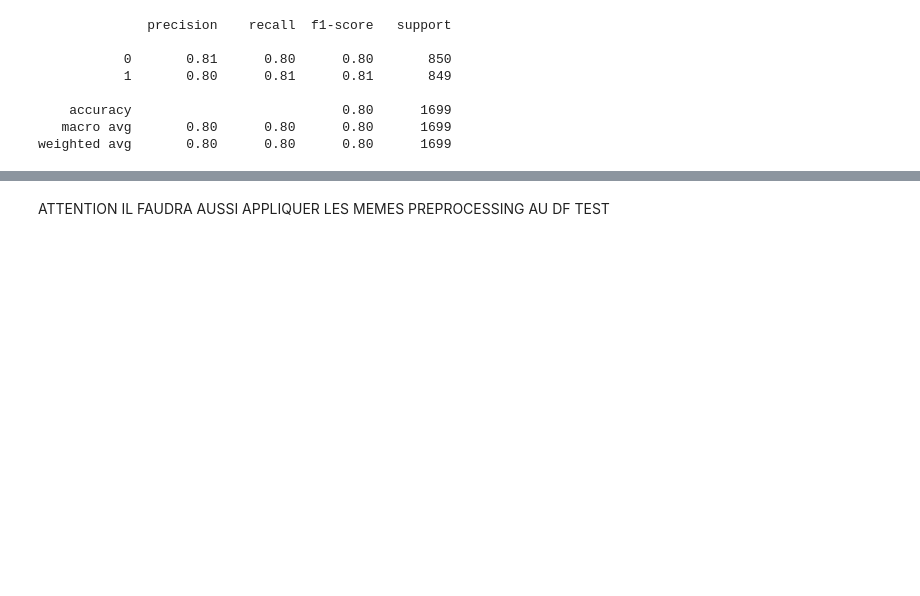
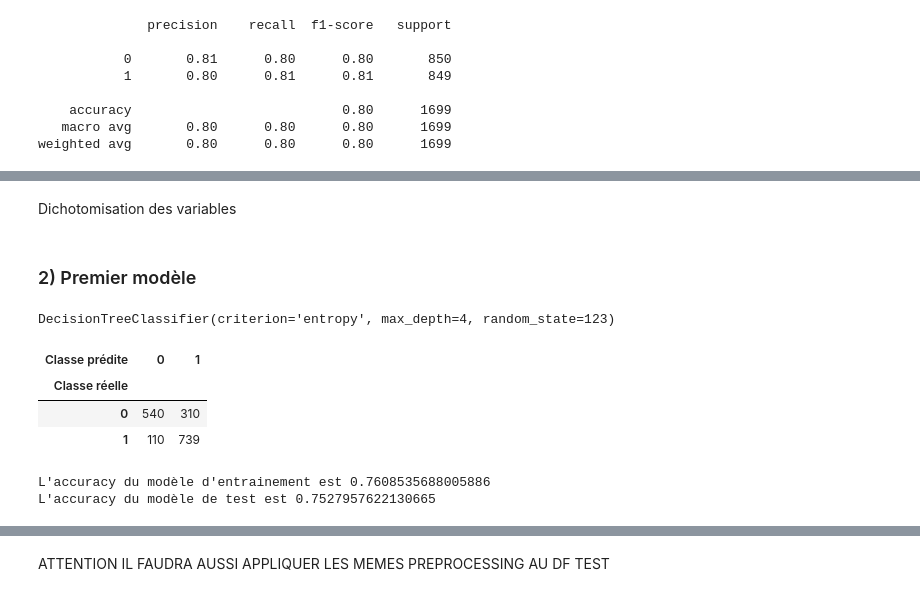
Before and after one commit to G-RELIQUET/Spaceship-Titanic, a Jupyter notebook: Etude.ipynb, the cells around one changed output, grey strips where cells are left out. Cells and saved outputs as stored; diff of their text form; code cells hidden in the pictures; blank space fills up the shorter version.

Commit message:
Ajout de plusieurs modèles ML

```diff
--- a/Etude.ipynb
+++ b/Etude.ipynb
@@ -993,0 +965,2 @@ weighted avg       0.80      0.80      0.80      1699
+# %% [markdown]
+Dichotomisation des variables
@@ -993,0 +971,28 @@ weighted avg       0.80      0.80      0.80      1699
+# %% [markdown]
+### 2) Premier modèle
+# %%
+#Construction du classifieur
+clf_dt=DecisionTreeClassifier(criterion ='entropy', max_depth=4, random_state=123)
+#Entrainement de l'algorithme sur l'ensemble d'entrainement
+clf_dt.fit(X_train_scaled, y_train)
+# %% [output]
+DecisionTreeClassifier(criterion='entropy', max_depth=4, random_state=123)
+# %%
+#Evaluation du modèle
+y_pred=clf_dt.predict(X_test_scaled)
+pd.crosstab(y_test,y_pred,rownames=['Classe réelle'], colnames=['Classe prédite'])
+# %% [output]
+| Classe prédite | 0 | 1 |
+| Classe réelle |  |  |
+| 0 | 540 | 310 |
+| 1 | 110 | 739 |
+# %%
+#Accuracy
+accuracy = clf_dt.score(X_train_scaled, y_train)
+print("L'accuracy du modèle d'entrainement est",accuracy )
+accuracy = clf_dt.score(X_test_scaled, y_test)
+print("L'accuracy du modèle de test est",accuracy )
+#Ce modèle créée peu d'overfitting mais les résultats sont bas
+# %% [output]
+L'accuracy du modèle d'entrainement est 0.7608535688005886
+L'accuracy du modèle de test est 0.7527957622130665
```
Also changed, not shown: parts of 100 cells of this notebook.
